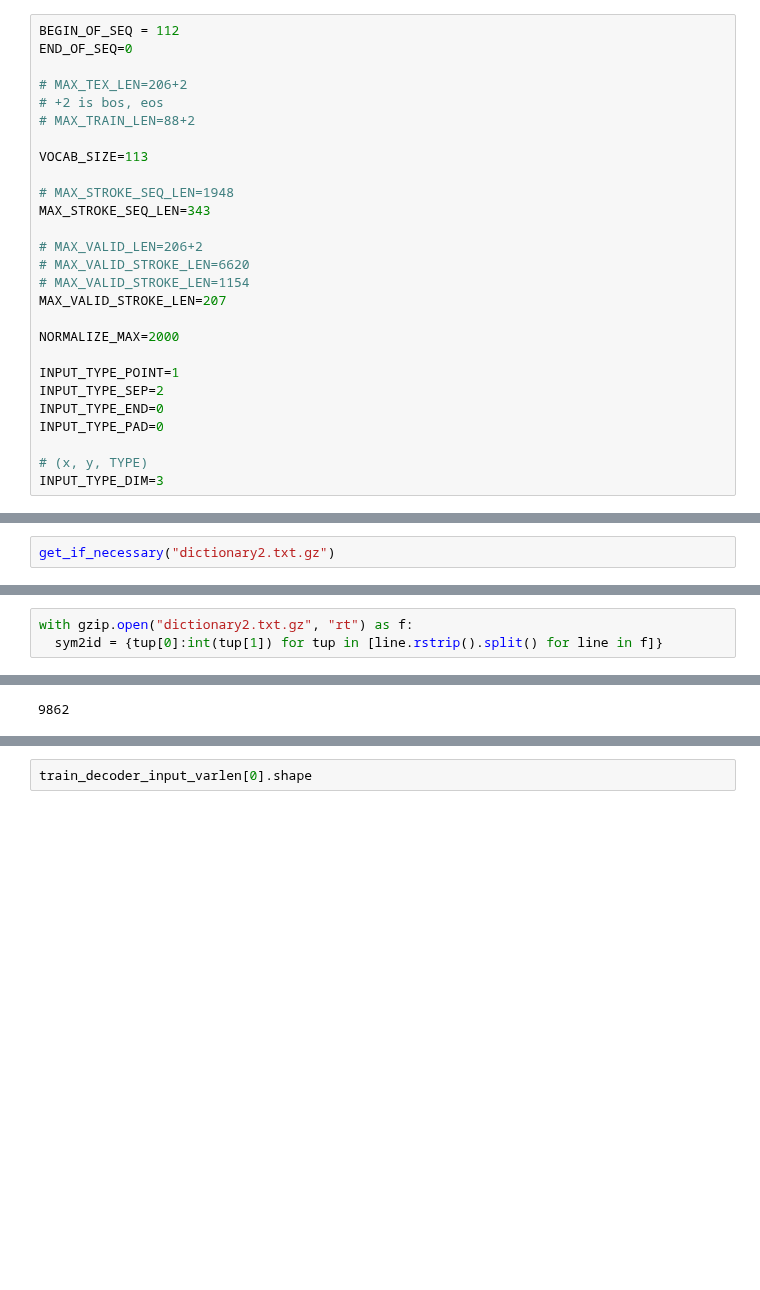
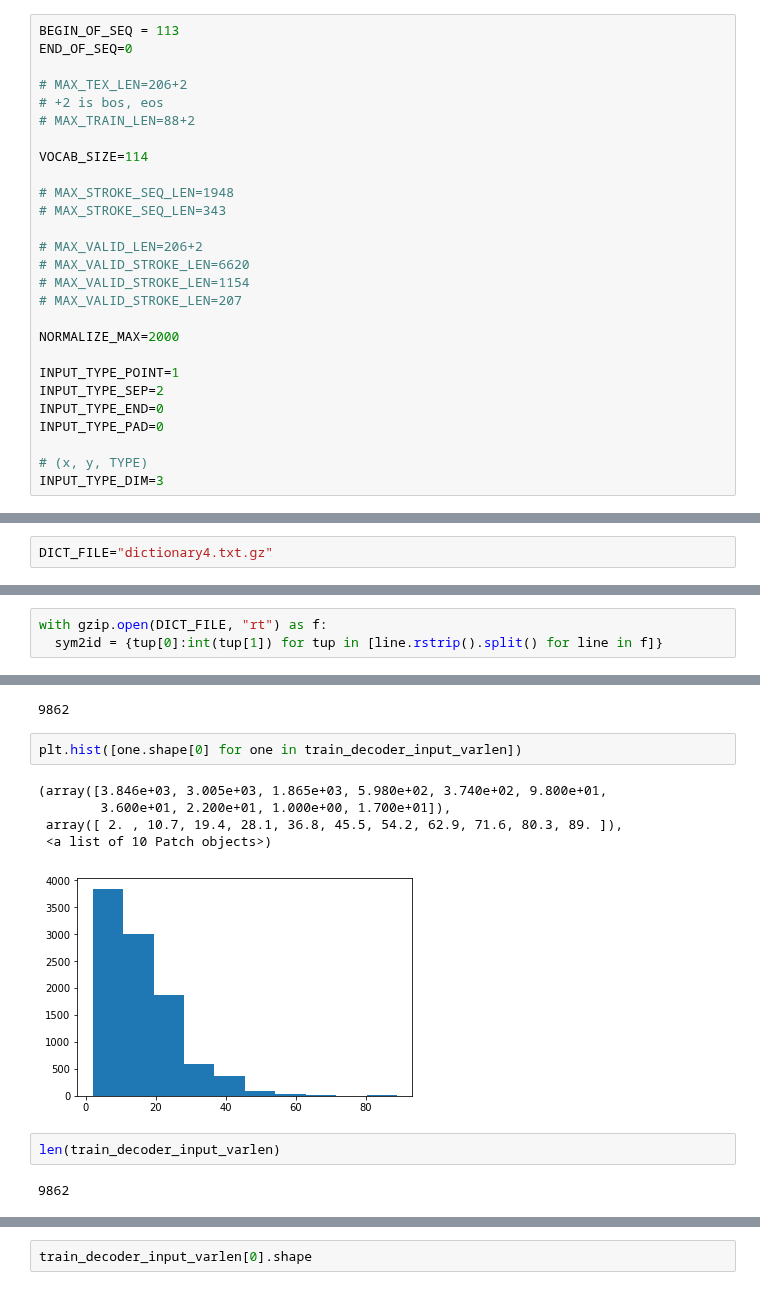
Before and after one commit to karino2/tegashiki, a Jupyter notebook: tegashiki_symbol_preprocess.ipynb, the cells around one changed output, grey strips where cells are left out. Saved outputs shown, nothing was run; the diff lists cells and outputs as text; blank space fills up the shorter version.

```diff
--- a/tegashiki_symbol_preprocess.ipynb
+++ b/tegashiki_symbol_preprocess.ipynb
@@ -42,22 +36,22 @@ def dump_and_send(obj, fname):
     pickle.dump(obj, f)
   send_file(fname)
 # %%
-BEGIN_OF_SEQ = 112
+BEGIN_OF_SEQ = 113
 END_OF_SEQ=0
 
 # MAX_TEX_LEN=206+2
 # +2 is bos, eos
 # MAX_TRAIN_LEN=88+2
 
-VOCAB_SIZE=113
+VOCAB_SIZE=114
 
 # MAX_STROKE_SEQ_LEN=1948
-MAX_STROKE_SEQ_LEN=343
+# MAX_STROKE_SEQ_LEN=343
 
 # MAX_VALID_LEN=206+2
 # MAX_VALID_STROKE_LEN=6620
 # MAX_VALID_STROKE_LEN=1154
-MAX_VALID_STROKE_LEN=207
+# MAX_VALID_STROKE_LEN=207
 
 NORMALIZE_MAX=2000
 
@@ -124,4 +118,4 @@ def rawlist2lislislis(raw_list):
 # %% [markdown]
 ### Data download
 # %%
-get_if_necessary("dictionary2.txt.gz")
+DICT_FILE="dictionary4.txt.gz"
@@ -141,7 +137,7 @@ Copying gs://karino2-tegashiki/dataset/crohme2019_subtask_train_dict_removeempty
 -
 Operation completed over 1 objects/22.4 MiB.
 # %%
-with gzip.open("dictionary2.txt.gz", "rt") as f:
+with gzip.open(DICT_FILE, "rt") as f:
   sym2id = {tup[0]:int(tup[1]) for tup in [line.rstrip().split() for line in f]}
 # %%
 train_sym_labels = [sym2id[dic['symbol']] for dic in train_sym_raw_list]
@@ -1013,3 +1009,15 @@ Operation completed over 1 objects/787.6 KiB.
 len(train_decoder_input_varlen)
 # %% [output]
 9862
+# %%
+plt.hist([one.shape[0] for one in train_decoder_input_varlen])
+# %% [output]
+(array([3.846e+03, 3.005e+03, 1.865e+03, 5.980e+02, 3.740e+02, 9.800e+01,
+        3.600e+01, 2.200e+01, 1.000e+00, 1.700e+01]),
+ array([ 2. , 10.7, 19.4, 28.1, 36.8, 45.5, 54.2, 62.9, 71.6, 80.3, 89. ]),
+ <a list of 10 Patch objects>)
+[figure, added]
+# %%
+len(train_decoder_input_varlen)
+# %% [output]
+9862
```
Also changed, not shown: parts of 48 cells of this notebook.
